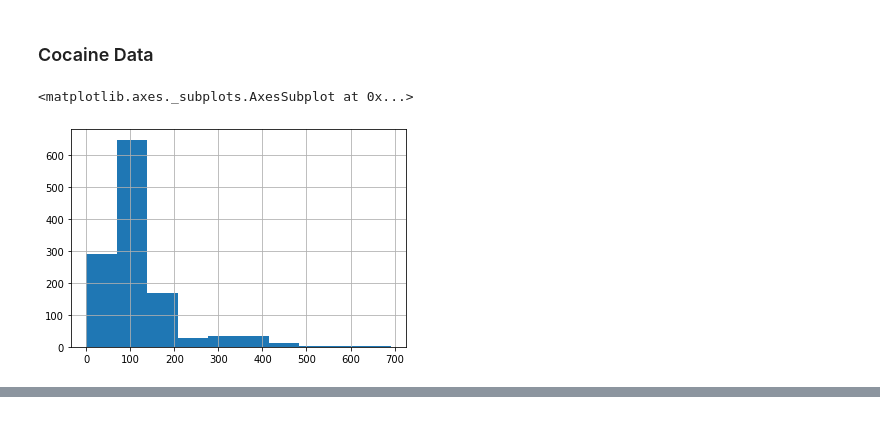
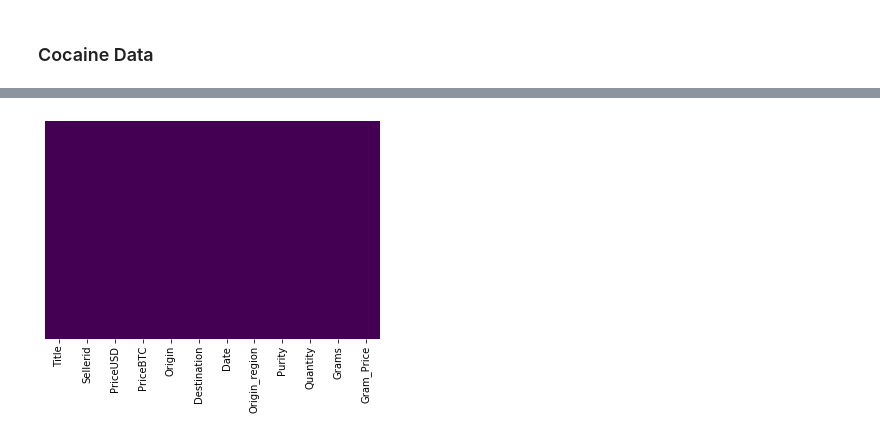
Before and after one commit to danielpetterson/darkwebmarkets, a Jupyter notebook: Silkroad2Data.ipynb, the cells around one changed output, grey strips where cells are left out. Saved outputs shown, nothing was run; the diff lists cells and outputs as text; code cells hidden in the pictures.

```diff
--- a/Silkroad2Data.ipynb
+++ b/Silkroad2Data.ipynb
@@ -338,8 +338,12 @@ dfcoca['Purity'] = dfcoca.Purity.fillna(dfcoca.groupby('Sellerid').Purity.transf
 # Fill remaining NAs with median value of origin region
 dfcoca['Purity'] = dfcoca.Purity.fillna(dfcoca.groupby('Origin_region').Purity.transform('median'))
 
+# Fill remaining NAs with median of variable (Asia only has four listings, all without purity values)
+dfcoca['Purity'].fillna(dfcoca['Purity'].mean(), inplace=True)
+
 # List of sellers with improper purity values
 sellerpure =['NSWGreat','MasterSwe','christian2356']
+
 # Replace values with median
 dfcoca.loc[(dfcoca.Sellerid.isin(sellerpure),'Purity')]= dfcoca.Purity.median()
 
@@ -353,13 +357,14 @@ dfcoca['Quantitytext'] = (dfcoca['Title1']
                       .str.replace('1/8', '0.125')
                       .str.replace('1/4', '0.25')
                       .str.replace('1/2', '0.5')
-                      .str.extract(r'(\d+(?:\.\d+)?.?G?O?K?)')
+                      .str.extract(r'(\d+(?:\.\d+)?.?G?O?K?.K?)')
                       .fillna('NA'))
 dfcoca['Quantity'] =  (dfcoca['Quantitytext']
                       .str.extract(r'(\d+(?:\.\d+)?)')
                       .astype(float))
 
 dfcoca.loc[(dfcoca.Quantitytext.str.contains('K')),'Grams']=1000
+dfcoca.loc[(dfcoca.Quantitytext.str.contains('.K')),'Grams']=1000
 dfcoca.loc[(dfcoca.Quantitytext.str.contains('O')),'Grams']=28
 dfcoca['Grams'] = dfcoca['Grams'].fillna(1)
 dfcoca['Quantity'] = dfcoca['Grams'] * dfcoca['Quantity']
@@ -373,9 +378,15 @@ dfcoca['Gram_Price'] = dfcoca['PriceUSD']/dfcoca['Quantity']
 # Retain only most recent listing scrape values
 dfcoca = dfcoca.drop_duplicates(subset=['Title', 'Market'], keep='last')
 
-dfcoca.drop(['Title1', 'Quantitytext', 'Rating', 'Reviews'], axis=1, inplace = True)
+
+# Drop variables
+dfcoca.drop(['Title1', 'Quantitytext', 'Rating', 'Reviews', 'Market', 'Category', 'Subcategory'], axis=1, inplace = True)
-# %%
-dfcoca[dfcoca['Gram_Price'] < 700]['Gram_Price'].hist()
-# %% [output]
-<matplotlib.axes._subplots.AxesSubplot at 0x...>
-[figure, removed]
+# %%
+# Check for missing values
+sns.heatmap(dfcoca.isnull(),
+           yticklabels=False,
+           cbar=False,
+           cmap='viridis')
+
+dfcoca[dfcoca.isnull().any(axis=1)]
+# %% [output]
@@ -381,0 +398 @@ dfcoca[dfcoca['Gram_Price'] < 700]['Gram_Price'].hist()
+[figure, added]
```
Also changed, not shown: parts of 11 cells of this notebook.
